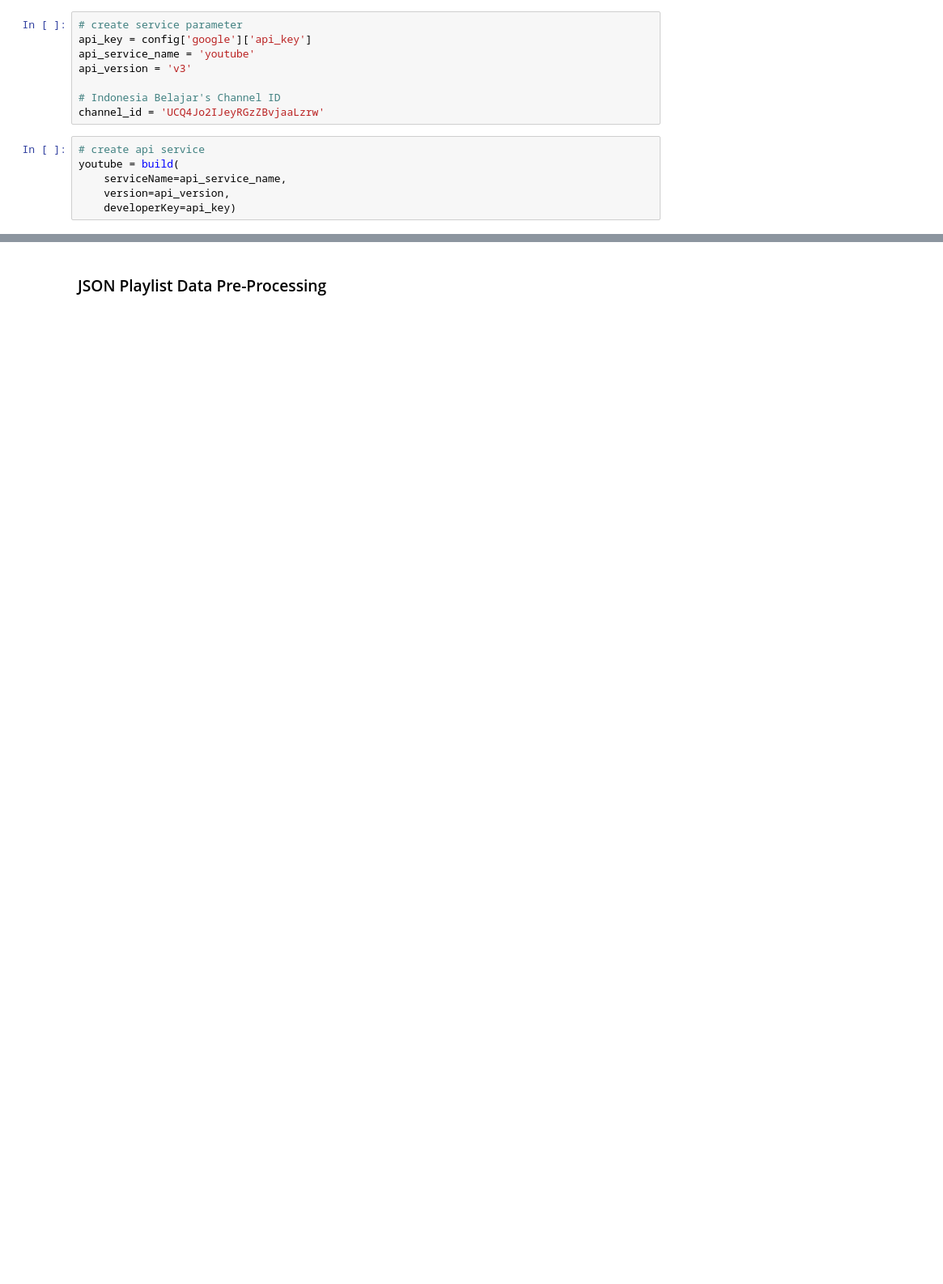
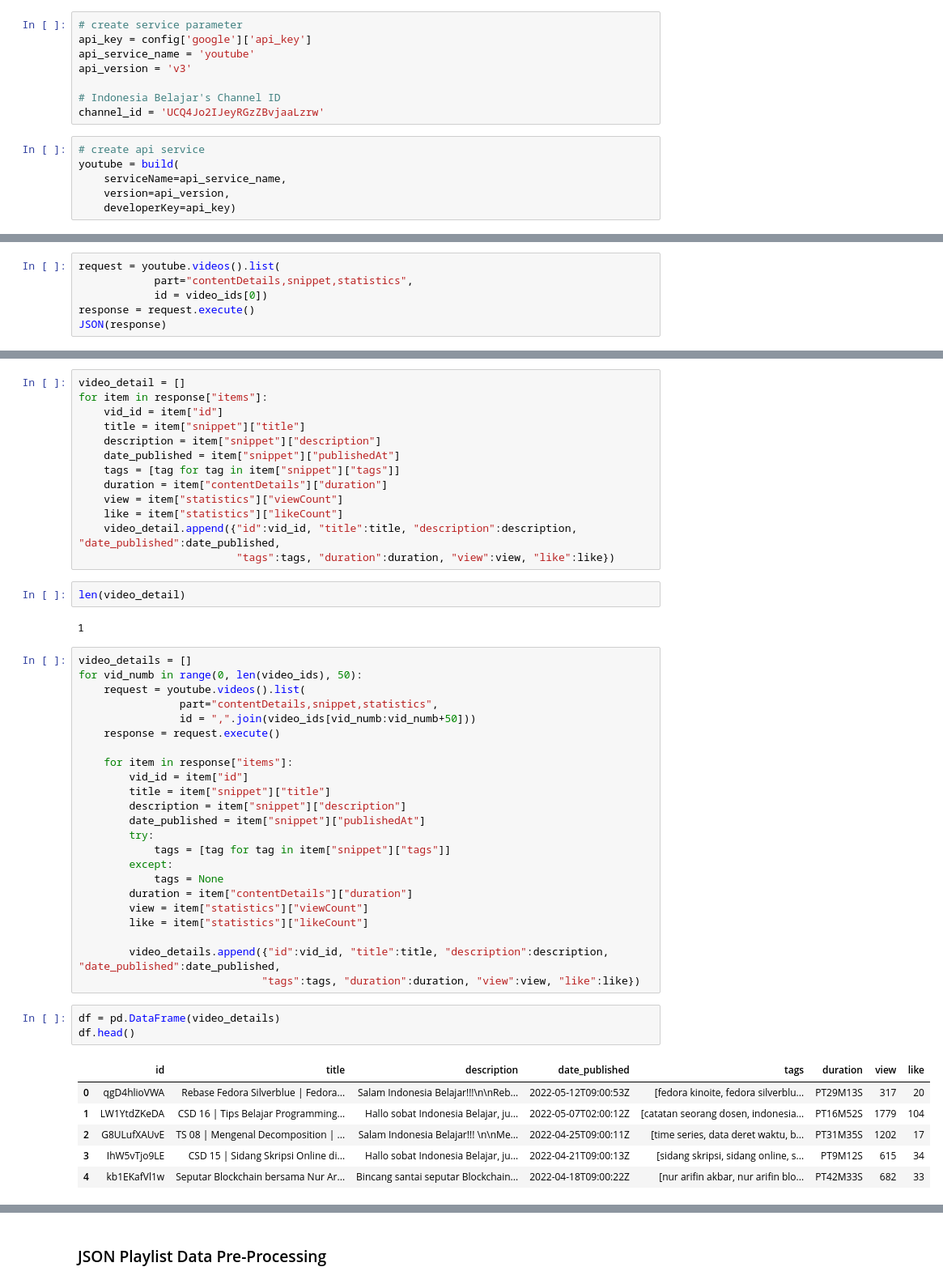
Before and after one commit to ahmadrizkik/Project_1_-_Data_Collecting, a Jupyter notebook: main.ipynb, the cells around one changed output, grey strips where cells are left out. Shown: that part at 81% size. Cells and saved outputs as stored; diff of their text form; blank space fills up the shorter version.

```diff
--- a/main_processing.ipynb
+++ b/main.ipynb
@@ -44,0 +78,6 @@ JSON(response)
+# %%
+request = youtube.videos().list(
+            part="contentDetails,snippet,statistics",
+            id = video_ids[0])
+response = request.execute()
+JSON(response)
@@ -44,0 +86,50 @@ JSON(response)
+# %%
+video_detail = []
+for item in response["items"]:
+    vid_id = item["id"]
+    title = item["snippet"]["title"]
+    description = item["snippet"]["description"]
+    date_published = item["snippet"]["publishedAt"]
+    tags = [tag for tag in item["snippet"]["tags"]]
+    duration = item["contentDetails"]["duration"]
+    view = item["statistics"]["viewCount"]
+    like = item["statistics"]["likeCount"]
+    video_detail.append({"id":vid_id, "title":title, "description":description, "date_published":date_published,
+                         "tags":tags, "duration":duration, "view":view, "like":like})
+# %%
+len(video_detail)
+# %% [output]
+1
+# %%
+video_details = []
+for vid_numb in range(0, len(video_ids), 50):
+    request = youtube.videos().list(
+                part="contentDetails,snippet,statistics",
+                id = ",".join(video_ids[vid_numb:vid_numb+50]))
+    response = request.execute()
+
+    for item in response["items"]:
+        vid_id = item["id"]
+        title = item["snippet"]["title"]
+        description = item["snippet"]["description"]
+        date_published = item["snippet"]["publishedAt"]
+        try:
+            tags = [tag for tag in item["snippet"]["tags"]]
+        except:
+            tags = None
+        duration = item["contentDetails"]["duration"]
+        view = item["statistics"]["viewCount"]
+        like = item["statistics"]["likeCount"]
+
+        video_details.append({"id":vid_id, "title":title, "description":description, "date_published":date_published,
+                             "tags":tags, "duration":duration, "view":view, "like":like})
+# %%
+df = pd.DataFrame(video_details)
+df.head()
+# %% [output]
+|  | id | title | description | date_published | tags | duration | view | like |
+| 0 | qgD4hlioVWA | Rebase Fedora Silverblue | Fedora... | Salam Indonesia Belajar!!!\n\nReb... | 2022-05-12T09:00:53Z | [fedora kinoite, fedora silverblu... | PT29M13S | 317 | 20 |
+| 1 | LW1YtdZKeDA | CSD 16 | Tips Belajar Programming... | Hallo sobat Indonesia Belajar, ju... | 2022-05-07T02:00:12Z | [catatan seorang dosen, indonesia... | PT16M52S | 1779 | 104 |
+| 2 | G8ULufXAUvE | TS 08 | Mengenal Decomposition | ... | Salam Indonesia Belajar!!! \n\nMe... | 2022-04-25T09:00:11Z | [time series, data deret waktu, b... | PT31M35S | 1202 | 17 |
+| 3 | IhW5vTjo9LE | CSD 15 | Sidang Skripsi Online di... | Hallo sobat Indonesia Belajar, ju... | 2022-04-21T09:00:13Z | [sidang skripsi, sidang online, s... | PT9M12S | 615 | 34 |
+| 4 | kb1EKafVl1w | Seputar Blockchain bersama Nur Ar... | Bincang santai seputar Blockchain... | 2022-04-18T09:00:22Z | [nur arifin akbar, nur arifin blo... | PT42M33S | 682 | 33 |
```
Also changed, not shown: parts of 15 cells of this notebook, 3 other files.
